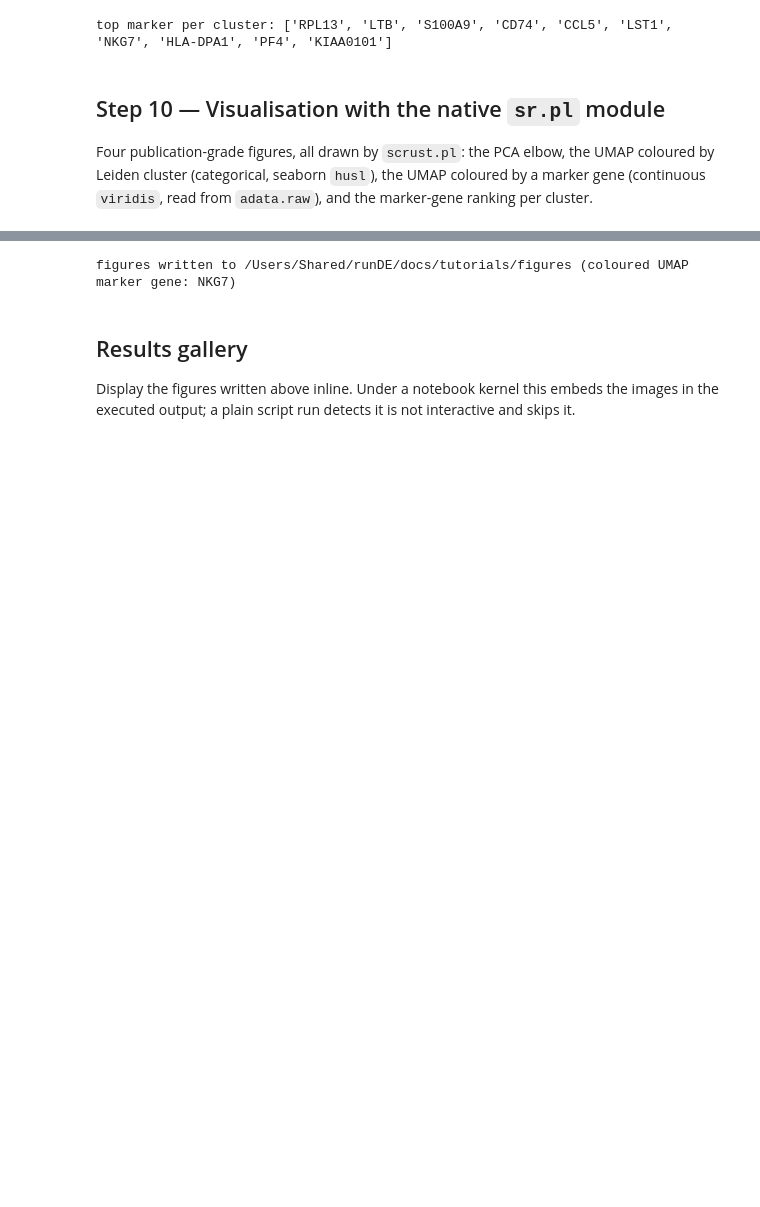
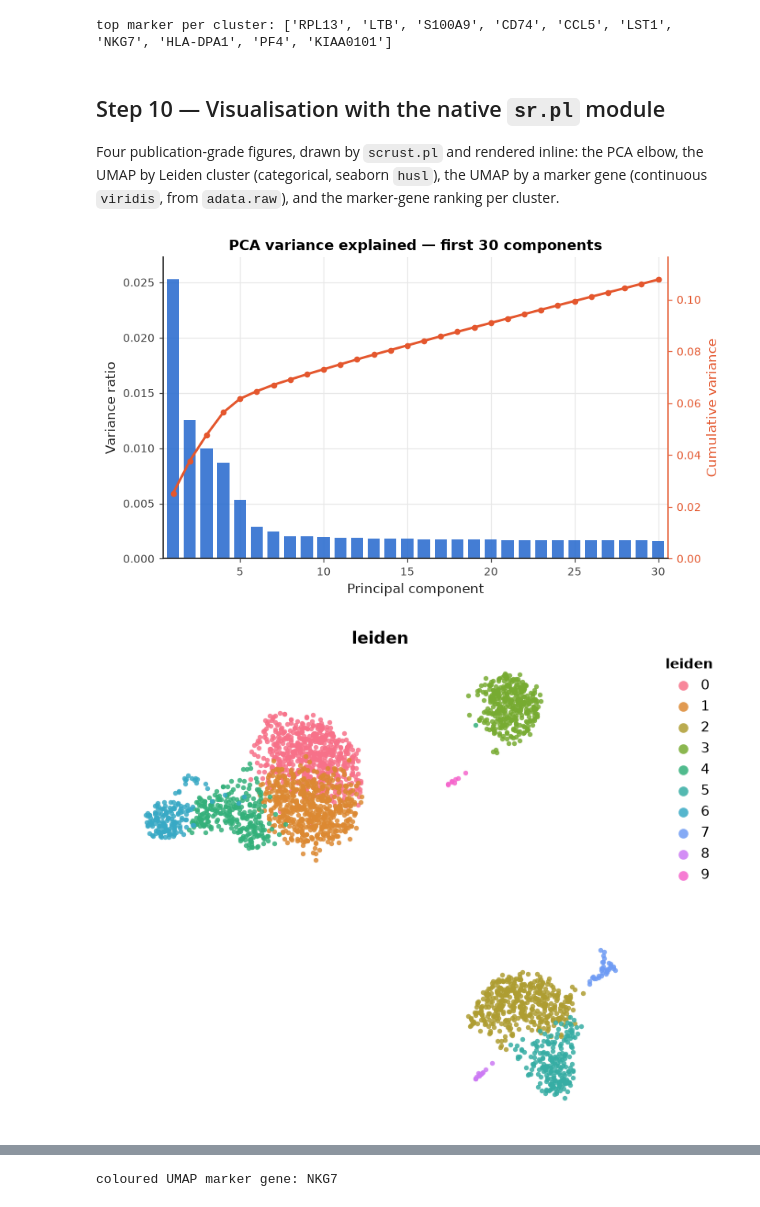
Before and after one commit to huulocmedvnu/mRustSC, a Jupyter notebook: docs/tutorials/pbmc3k_clustering.ipynb, the cells around one changed output, grey strips where cells are left out. Saved outputs shown, nothing was run; the diff lists cells and outputs as text; code cells hidden in the pictures; blank space fills up the shorter version.

```diff
--- a/docs/tutorials/pbmc3k_clustering.ipynb
+++ b/docs/tutorials/pbmc3k_clustering.ipynb
@@ -26,9 +21,8 @@ directory the script or notebook is launched from. This runs before any scrust i
 import sys
 from pathlib import Path
 
-# Automatically append repo root to sys.path so 'scrust' is importable.
-repo_root = (
-    Path(__file__).resolve().parents[2] if "__file__" in globals() else Path.cwd().parents[1]
-)
+_here = Path.cwd()
+repo_root = next((p for p in (_here, *_here.parents) if (p / "pyproject.toml").exists()), _here)
 if str(repo_root / "python") not in sys.path:
     sys.path.insert(0, str(repo_root / "python"))
+print(f"repo root: {repo_root}")
@@ -97,17 +55,0 @@ same 2 700-cell matrix scanpy's pbmc3k dataset returns, obtained without importi
-# %%
-def load_pbmc3k(cache_dir: Path) -> anndata.AnnData:
-    """Return raw PBMC 3k as an AnnData, downloading the .h5ad only if no copy is cached."""
-    url = "https://exampledata.scverse.org/scanpy/pbmc3k_raw.h5ad"
-    cache_dir.mkdir(parents=True, exist_ok=True)
-    target = cache_dir / "pbmc3k_raw.h5ad"
-    for candidate in (target, repo_root / ".cache" / "scanpy" / "pbmc3k_raw.h5ad"):
-        if candidate.exists():
-            return anndata.read_h5ad(candidate)
-    print(f"downloading pbmc3k_raw.h5ad from {url}")
-    urllib.request.urlretrieve(url, target)  # trusted scverse data host
-    return anndata.read_h5ad(target)
-
-
-adata = load_pbmc3k(repo_root / ".cache")
-adata.var_names_make_unique()
-print(f"loaded {adata.n_obs} cells x {adata.n_vars} genes")
@@ -202,23 +180,20 @@ top marker per cluster: ['RPL13', 'LTB', 'S100A9', 'CD74', 'CCL5', 'LST1', 'NKG7
 # %% [markdown]
 ## Step 10 — Visualisation with the native `sr.pl` module
 
-Four publication-grade figures, all drawn by `scrust.pl`: the PCA elbow, the UMAP coloured
-by Leiden cluster (categorical, seaborn `husl`), the UMAP coloured by a marker gene
-(continuous `viridis`, read from `adata.raw`), and the marker-gene ranking per cluster.
+Four publication-grade figures, drawn by `scrust.pl` and rendered inline: the PCA elbow, the
+UMAP by Leiden cluster (categorical, seaborn `husl`), the UMAP by a marker gene (continuous
+`viridis`, from `adata.raw`), and the marker-gene ranking per cluster.
 # %%
 marker = next(
     (g for g in ("NKG7", "CST3", "MS4A1", "PPBP") if g in adata.raw.var_names),
     adata.raw.var_names[0],
 )
 
-sr.pl.pca_variance_ratio(adata, n_pcs=30, show=False, save=FIGURE_DIR / "pca_variance_ratio.png")
-sr.pl.umap(adata, color="leiden", show=False, save=FIGURE_DIR / "umap_leiden.png")
-sr.pl.umap(
-    adata, color=marker, title=f"{marker} expression",
-    show=False, save=FIGURE_DIR / "umap_gene.png",
-)
-sr.pl.rank_genes_groups(
-    ranked, n_genes=10, n_cols=4, show=False, save=FIGURE_DIR / "rank_genes_groups.png"
-)
-print(f"figures written to {FIGURE_DIR} (coloured UMAP marker gene: {marker})")
+sr.pl.pca_variance_ratio(adata, n_pcs=30, save=FIGURE_DIR / "pca_variance_ratio.png")
+sr.pl.umap(adata, color="leiden", save=FIGURE_DIR / "umap_leiden.png")
+sr.pl.umap(adata, color=marker, title=f"{marker} expression", save=FIGURE_DIR / "umap_gene.png")
+sr.pl.rank_genes_groups(ranked, n_genes=10, n_cols=4, save=FIGURE_DIR / "rank_genes_groups.png")
+print(f"coloured UMAP marker gene: {marker}")
 # %% [output]
+[figure, added]
+[figure, added]
@@ -225,6 +202 @@ print(f"figures written to {FIGURE_DIR} (coloured UMAP marker gene: {marker})")
-figures written to /Users/Shared/runDE/docs/tutorials/figures (coloured UMAP marker gene: NKG7)
+coloured UMAP marker gene: NKG7
-# %% [markdown]
-## Results gallery
-
-Display the figures written above inline. Under a notebook kernel this embeds the images
-in the executed output; a plain script run detects it is not interactive and skips it.
```
Also changed, not shown: parts of 20 cells of this notebook, 2 other files.
